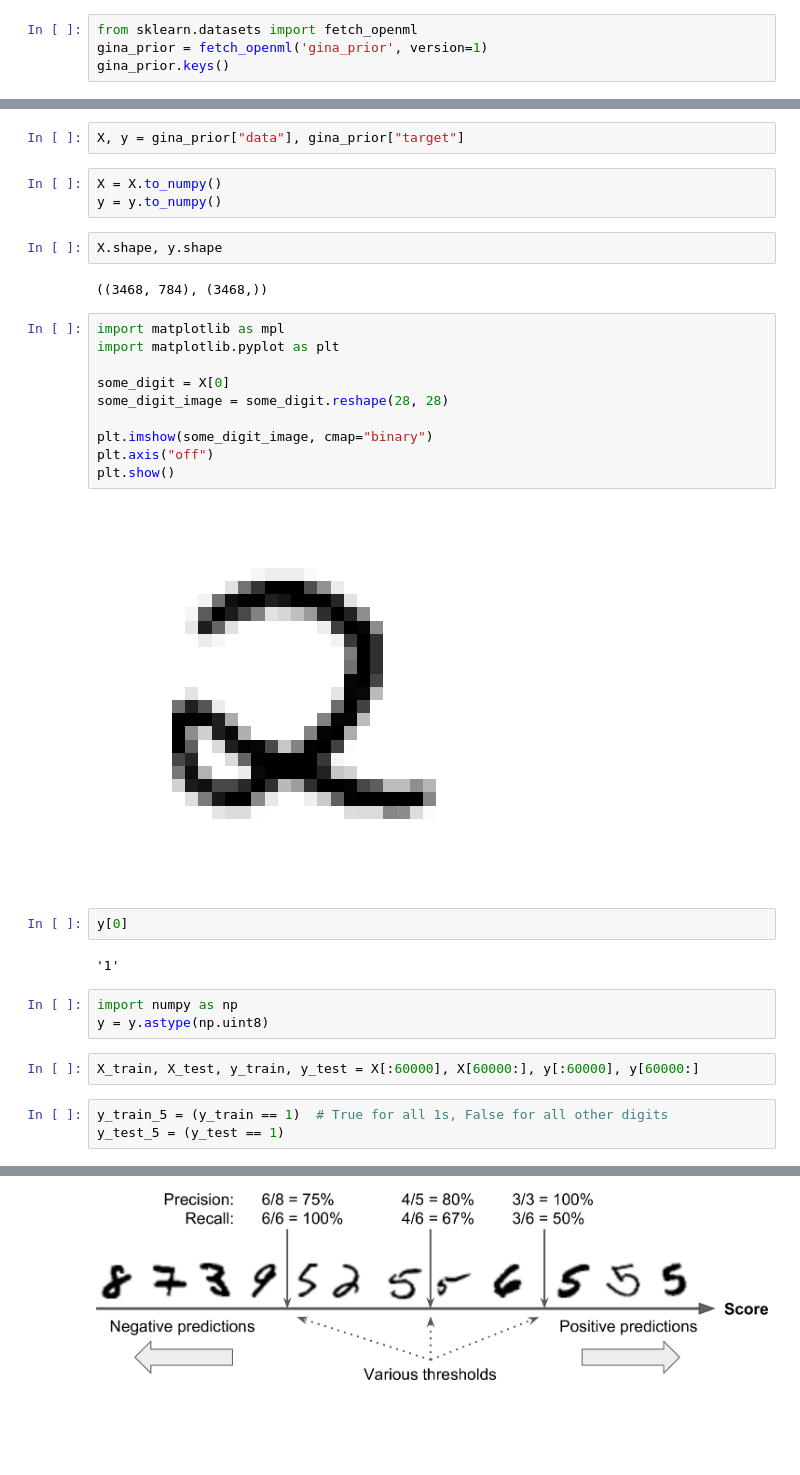
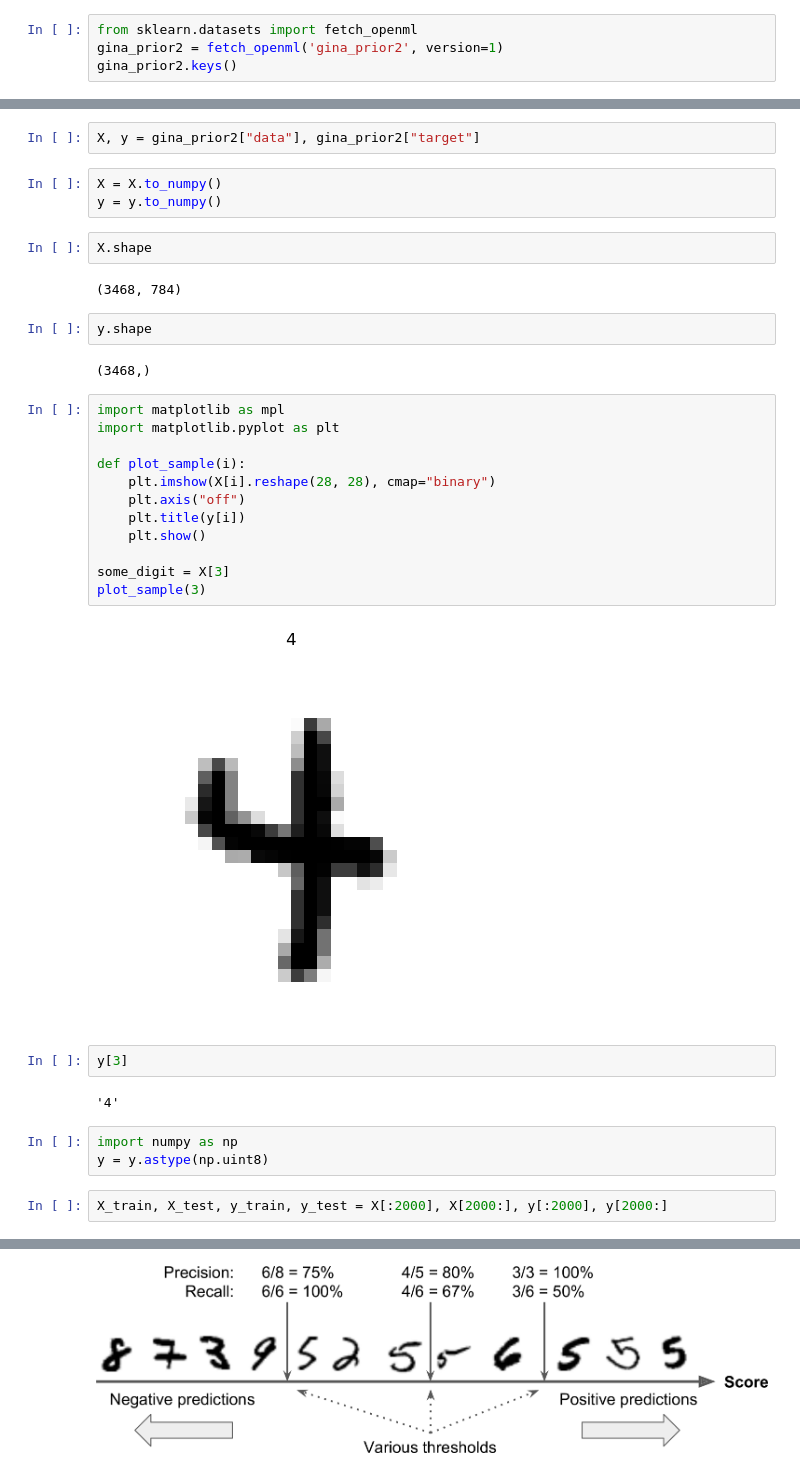
Before and after one commit to alishakiba/data-mining-fall-2022, a Jupyter notebook: Basic Classifier.ipynb, the cells around one changed output, grey strips where cells are left out. Saved outputs shown, nothing was run; the diff lists cells and outputs as text; blank space fills up the shorter version.

```diff
--- a/Basic Classifier.ipynb
+++ b/Basic Classifier.ipynb
@@ -1,7 +1,7 @@
 # %%
 from sklearn.datasets import fetch_openml
-gina_prior = fetch_openml('gina_prior', version=1)
-gina_prior.keys()
+gina_prior2 = fetch_openml('gina_prior2', version=1)
+gina_prior2.keys()
 # %% [output]
 dict_keys(['data', 'target', 'frame', 'categories', 'feature_names', 'target_names', 'DESCR', 'details', 'url'])
 # %%
@@ -11,33 +11,36 @@ gina_prior["DESCR"]
 # %%
-X, y = gina_prior["data"], gina_prior["target"]
+X, y = gina_prior2["data"], gina_prior2["target"]
 # %%
 X = X.to_numpy()
 y = y.to_numpy()
 # %%
-X.shape, y.shape
+X.shape
 # %% [output]
-((3468, 784), (3468,))
+(3468, 784)
+# %%
+y.shape
+# %% [output]
+(3468,)
 # %%
 import matplotlib as mpl
 import matplotlib.pyplot as plt
 
-some_digit = X[0]
-some_digit_image = some_digit.reshape(28, 28)
+def plot_sample(i):
+    plt.imshow(X[i].reshape(28, 28), cmap="binary")
+    plt.axis("off")
+    plt.title(y[i])
+    plt.show()
 
-plt.imshow(some_digit_image, cmap="binary")
-plt.axis("off")
-plt.show()
+some_digit = X[3]
+plot_sample(3)
 # %% [output]
-[figure, old version]
+[figure, new version]
 # %%
-y[0]
+y[3]
 # %% [output]
-'1'
+'4'
 # %%
 import numpy as np
 y = y.astype(np.uint8)
 # %%
-X_train, X_test, y_train, y_test = X[:60000], X[60000:], y[:60000], y[60000:]
+X_train, X_test, y_train, y_test = X[:2000], X[2000:], y[:2000], y[2000:]
-# %%
-y_train_5 = (y_train == 1)  # True for all 1s, False for all other digits
-y_test_5 = (y_test == 1)
```
Also changed, not shown: parts of 52 cells of this notebook.
